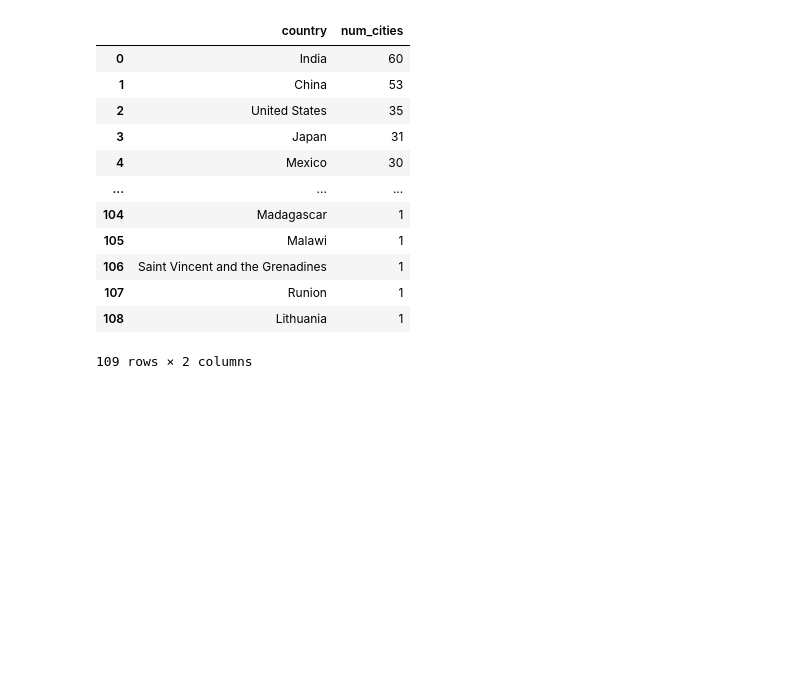
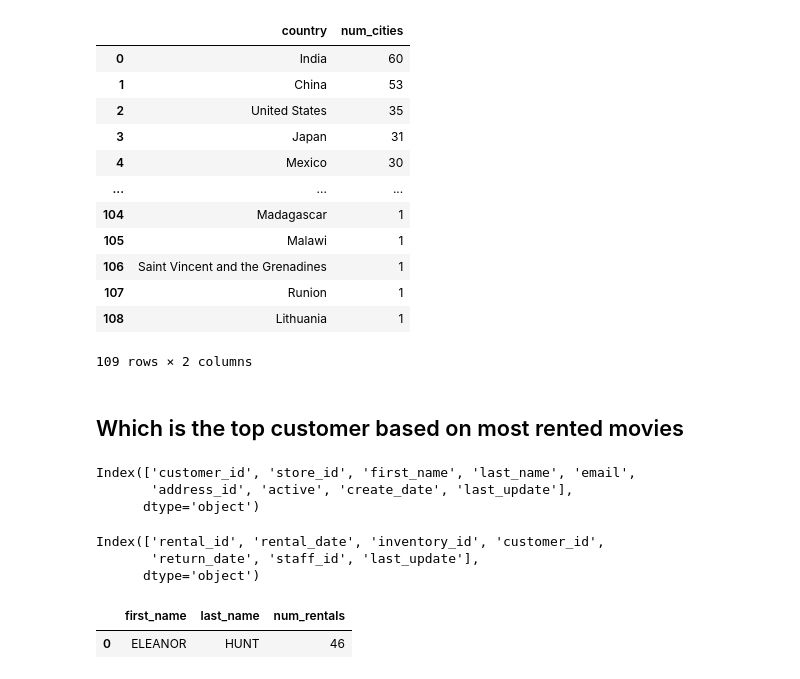
Before and after one commit to linuslarsson03/lab-1---sql, a Jupyter notebook: duckdb_pandas.ipynb, the cells around one changed output. Drawn from its saved outputs; the diff is of its cells as text; code cells hidden in the pictures; blank space fills up the shorter version.

Commit message:
query to see who is the top customer

```diff
--- a/duckdb_pandas.ipynb
+++ b/duckdb_pandas.ipynb
@@ -340,3 +342,38 @@ cities_per_country
 | 107 | Runion | 1 |
 | 108 | Lithuania | 1 |
 109 rows × 2 columns
+# %% [markdown]
+## Which is the top customer based on most rented movies
+# %%
+conn.sql("SELECT * FROM customer;").df().columns
+# %% [output]
+Index(['customer_id', 'store_id', 'first_name', 'last_name', 'email',
+       'address_id', 'active', 'create_date', 'last_update'],
+      dtype='object')
+# %%
+conn.sql("SELECT * FROM rental;").df().columns
+# %% [output]
+Index(['rental_id', 'rental_date', 'inventory_id', 'customer_id',
+       'return_date', 'staff_id', 'last_update'],
+      dtype='object')
+# %%
+top_customer = conn.sql("""
+SELECT
+    c.first_name,
+    c.last_name,
+    COUNT(r.rental_id) AS num_rentals
+FROM customer c
+JOIN rental r
+    ON c.customer_id = r.customer_id
+GROUP BY
+    c.first_name,
+    c.last_name
+ORDER BY
+    num_rentals DESC
+LIMIT 1;
+""").df()
+
+top_customer
+# %% [output]
+|  | first_name | last_name | num_rentals |
+| 0 | ELEANOR | HUNT | 46 |
```
Also changed, not shown: parts of 1 cell of this notebook.
